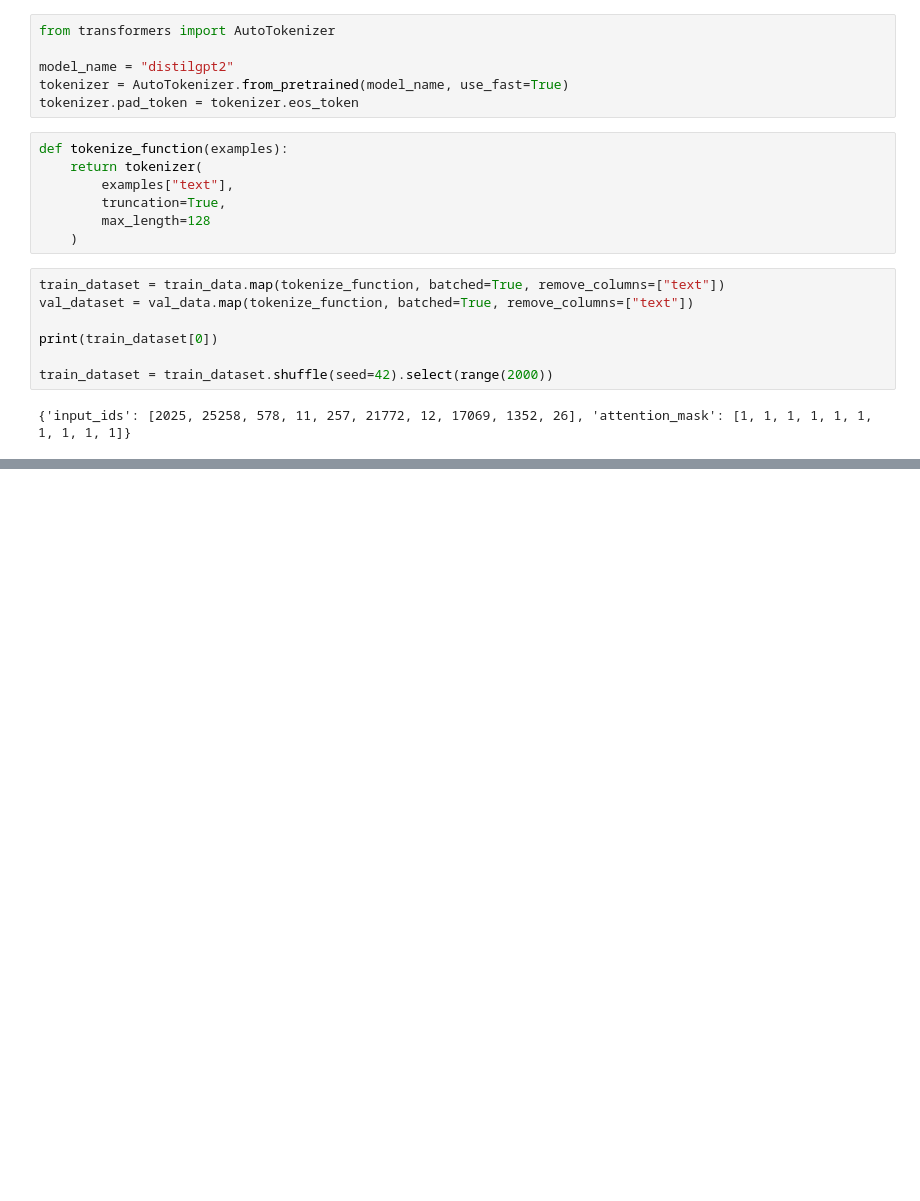
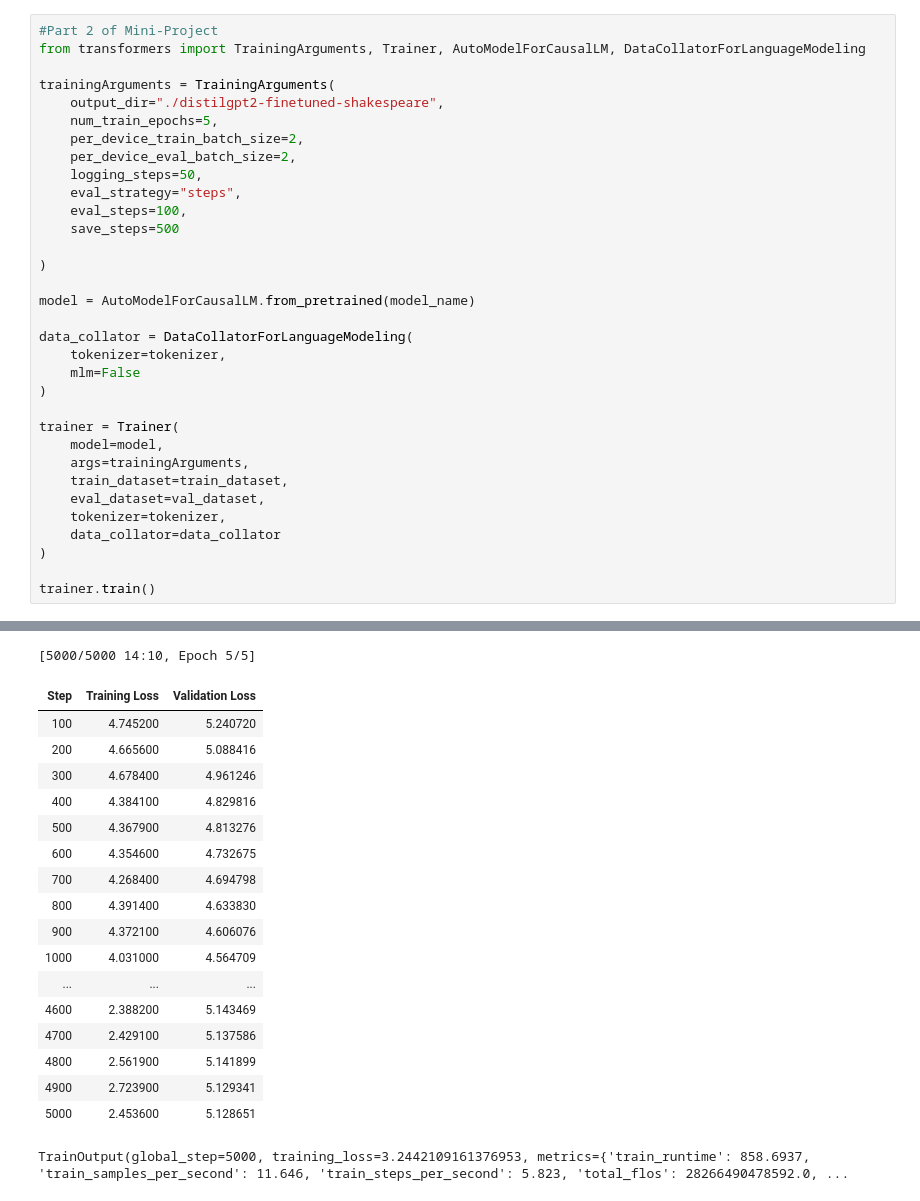
Before and after one commit to jtghchau/TextClassification, a Jupyter notebook: Finetuning.ipynb, the cells around one changed output, grey strips where cells are left out. Saved outputs shown, nothing was run; the diff lists cells and outputs as text; blank space fills up the shorter version.

Commit message:
Finished Part C

```diff
--- a/Finetuning.ipynb
+++ b/Finetuning.ipynb
@@ -76,22 +92,34 @@ Validation size: 2925
-# %%
-from transformers import AutoTokenizer
-
-model_name = "distilgpt2"
-tokenizer = AutoTokenizer.from_pretrained(model_name, use_fast=True)
-tokenizer.pad_token = tokenizer.eos_token
-# %%
-def tokenize_function(examples):
-    return tokenizer(
-        examples["text"],
-        truncation=True,
-        max_length=128
-    )
-# %%
-train_dataset = train_data.map(tokenize_function, batched=True, remove_columns=["text"])
-val_dataset = val_data.map(tokenize_function, batched=True, remove_columns=["text"])
-
-print(train_dataset[0])
-
-train_dataset = train_dataset.shuffle(seed=42).select(range(2000))
-# %% [output]
-{'input_ids': [2025, 25258, 578, 11, 257, 21772, 12, 17069, 1352, 26], 'attention_mask': [1, 1, 1, 1, 1, 1, 1, 1, 1, 1]}
+# %%
+#Part 2 of Mini-Project
+from transformers import TrainingArguments, Trainer, AutoModelForCausalLM, DataCollatorForLanguageModeling
+
+trainingArguments = TrainingArguments(
+    output_dir="./distilgpt2-finetuned-shakespeare",
+    num_train_epochs=5,
+    per_device_train_batch_size=2,
+    per_device_eval_batch_size=2,
+    logging_steps=50,
+    eval_strategy="steps",
+    eval_steps=100,
+    save_steps=500
+
+)
+
+model = AutoModelForCausalLM.from_pretrained(model_name)
+
+data_collator = DataCollatorForLanguageModeling(
+    tokenizer=tokenizer,
+    mlm=False
+)
+
+trainer = Trainer(
+    model=model,
+    args=trainingArguments,
+    train_dataset=train_dataset,
+    eval_dataset=val_dataset,
+    tokenizer=tokenizer,
+    data_collator=data_collator
+)
+
+trainer.train()
+# %% [output]
@@ -97,0 +139,19 @@ train_dataset = train_dataset.shuffle(seed=42).select(range(2000))
+[5000/5000 14:10, Epoch 5/5]
+| Step | Training Loss | Validation Loss |
+| 100 | 4.745200 | 5.240720 |
+| 200 | 4.665600 | 5.088416 |
+| 300 | 4.678400 | 4.961246 |
+| 400 | 4.384100 | 4.829816 |
+| 500 | 4.367900 | 4.813276 |
+| 600 | 4.354600 | 4.732675 |
+| 700 | 4.268400 | 4.694798 |
+| 800 | 4.391400 | 4.633830 |
+| 900 | 4.372100 | 4.606076 |
+| 1000 | 4.031000 | 4.564709 |
+| ... | ... | ... |
+| 4600 | 2.388200 | 5.143469 |
+| 4700 | 2.429100 | 5.137586 |
+| 4800 | 2.561900 | 5.141899 |
+| 4900 | 2.723900 | 5.129341 |
+| 5000 | 2.453600 | 5.128651 |
+TrainOutput(global_step=5000, training_loss=3.2442109161376953, metrics={'train_runtime': 858.6937, 'train_samples_per_second': 11.646, 'train_steps_per_second': 5.823, 'total_flos': 28266490478592.0, ...
```
Also changed, not shown: parts of 6 cells of this notebook.
